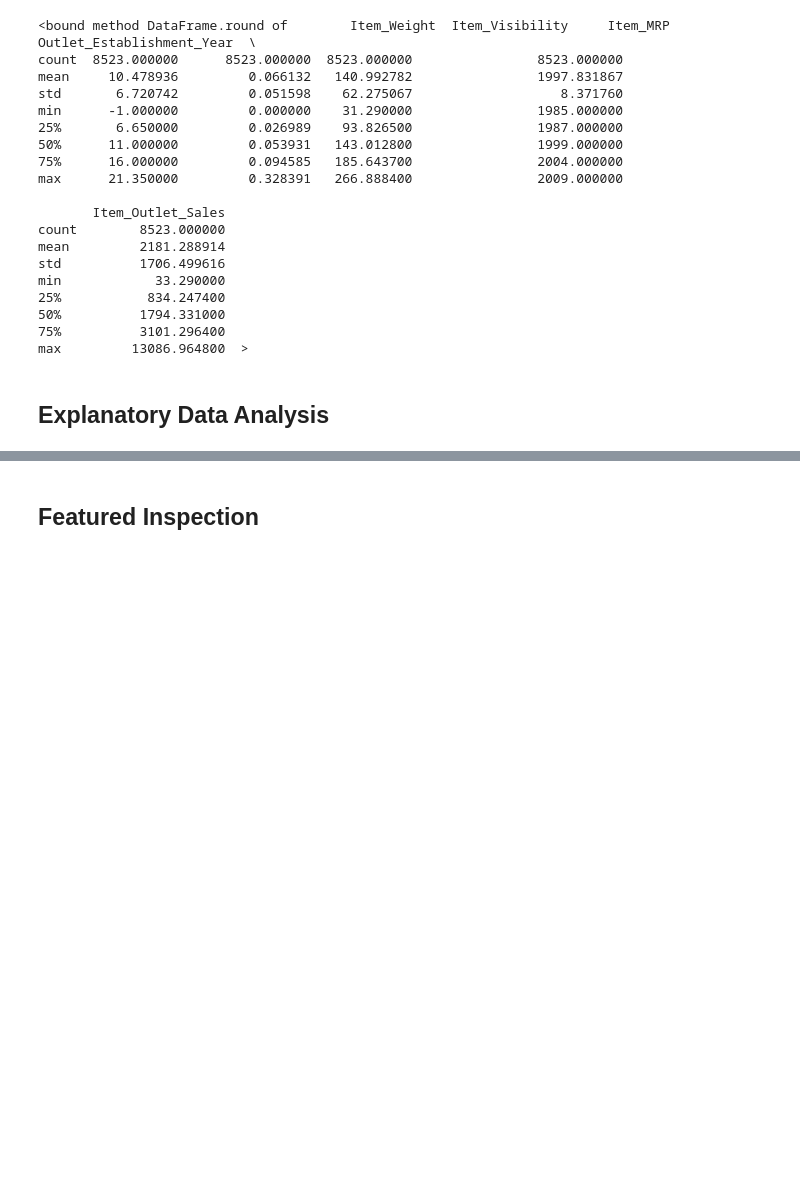
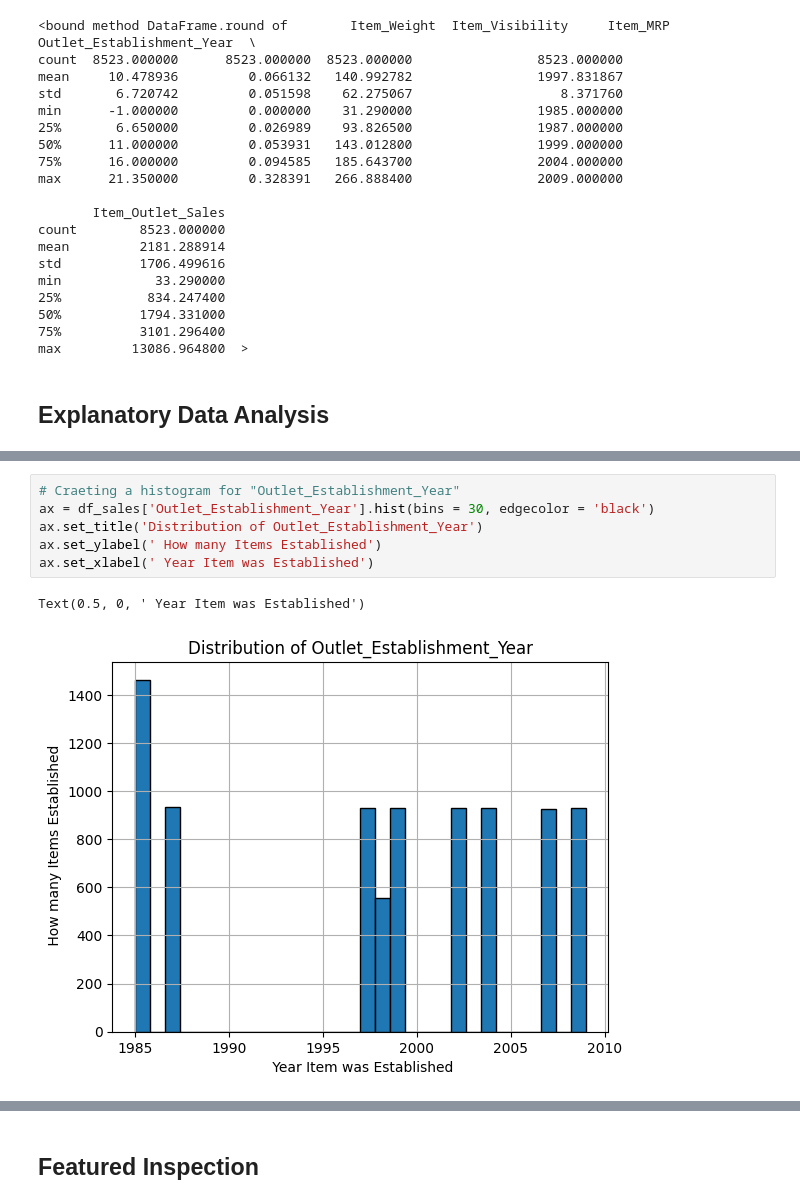
Before and after one commit to GabrielleYa/Prediction-of-Product-Sales, a Jupyter notebook: Prediction_of_Product_Sales.ipynb, the cells around one changed output, grey strips where cells are left out. Cells and saved outputs as stored; diff of their text form; blank space fills up the shorter version.

```diff
--- a/Prediction_of_Product_Sales.ipynb
+++ b/Prediction_of_Product_Sales.ipynb
@@ -318,0 +372,9 @@ max         13086.964800  >
+# %%
+# Craeting a histogram for "Outlet_Establishment_Year"
+ax = df_sales['Outlet_Establishment_Year'].hist(bins = 30, edgecolor = 'black')
+ax.set_title('Distribution of Outlet_Establishment_Year')
+ax.set_ylabel(' How many Items Established')
+ax.set_xlabel(' Year Item was Established')
+# %% [output]
+Text(0.5, 0, ' Year Item was Established')
+[figure, added]
```
Also changed, not shown: parts of 34 cells of this notebook.
